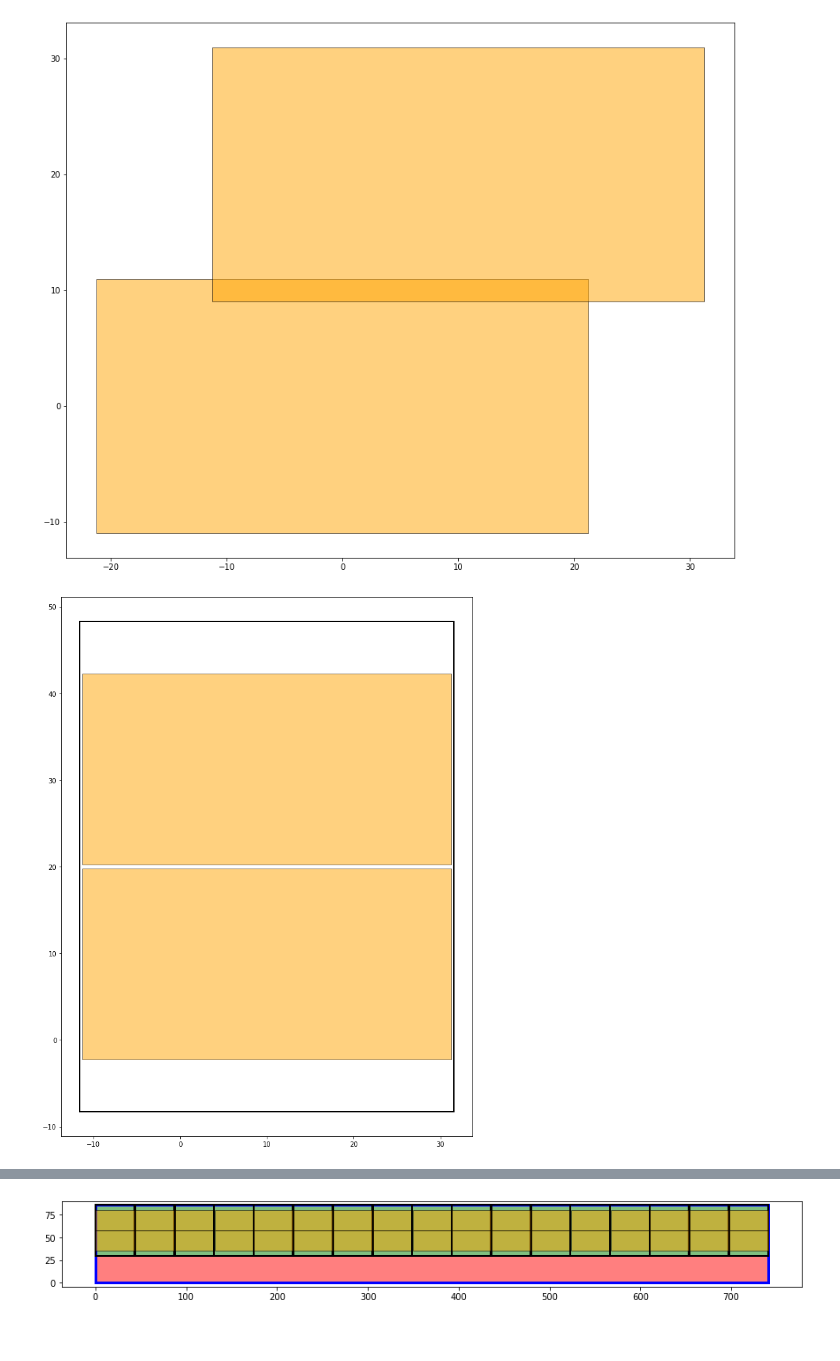
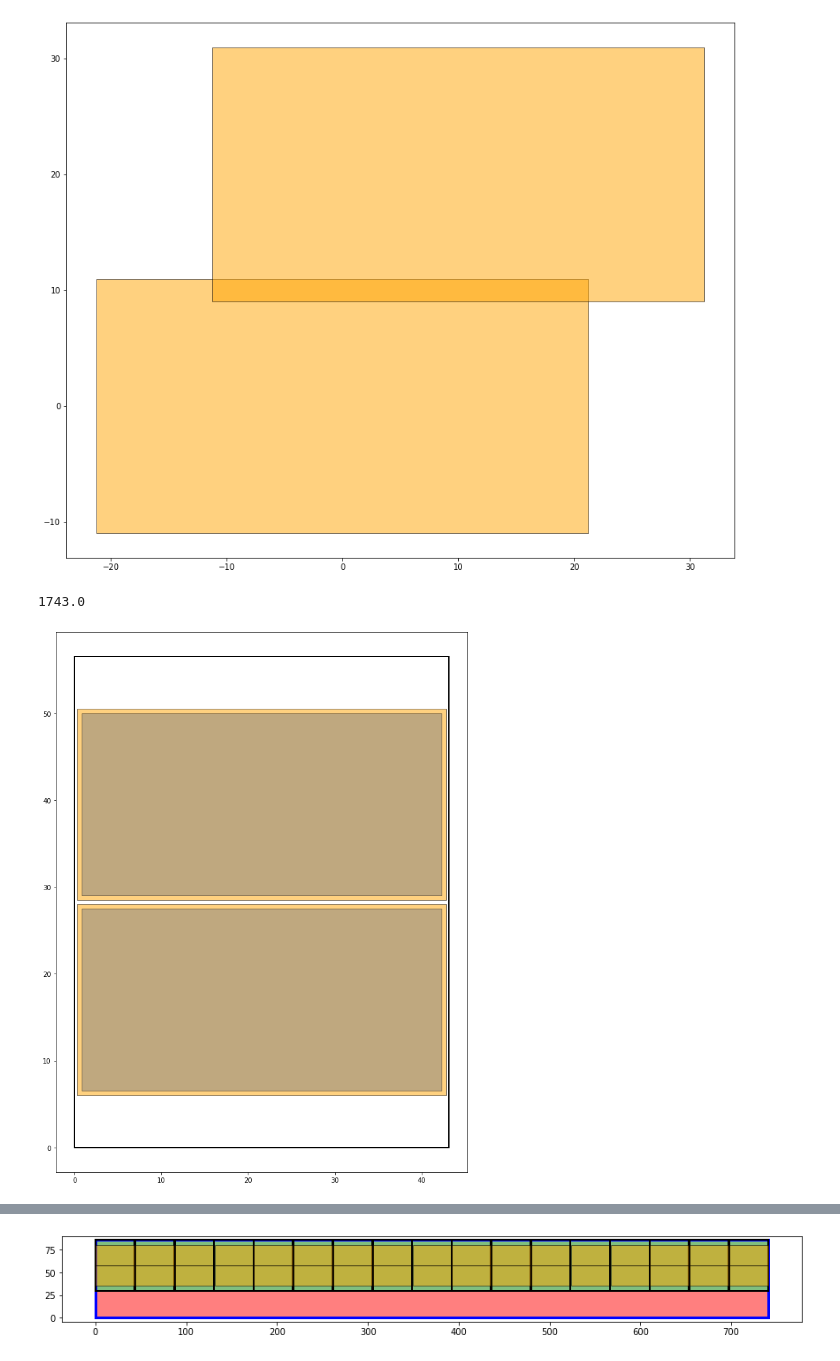
Before and after one commit to yashmehra028/ETL-Copy, a Jupyter notebook: SingleObjects.ipynb, the cells around one changed output, grey strips where cells are left out. Saved outputs shown, nothing was run; the diff lists cells and outputs as text; code cells hidden in the pictures.

```diff
--- a/SingleObjects.ipynb
+++ b/SingleObjects.ipynb
@@ -23,25 +23,29 @@ plt.show()
 # %%
 # Current modules
 sensor_x = (42.5)
 
 s = Sensor(sensor_x, 22)
 m = Module(43.10, 56.50, n_sensor_x=1, n_sensor_y=2, sensor_distance_y=22.5, sensor_distance_x=sensor_x+0.1)
 m.populate(s)
 
-m.move_to(10,20)
+m.move_by(-m.x1,-m.y1)
 
 plt.rcParams['figure.figsize'] = [15, 15]
 
 pm = m.getPolygon()
 plt.gca().add_patch(pm)
 
 for sen in m.sensors:
     plt.gca().add_patch(sen.getPolygon())
+    plt.gca().add_patch(sen.getPolygon(active=True))
+
+print ( m.getActiveArea() )
 
 plt.axis('scaled')
 plt.show()
 # %% [output]
+1743.0
-[figure, old version]
+[figure, new version]
 # %%
 # the new modules could look like this:
 sensor_x = (42.5/2 + 0.5)
```
Also changed, not shown: parts of 5 cells of this notebook, 2 other files.
